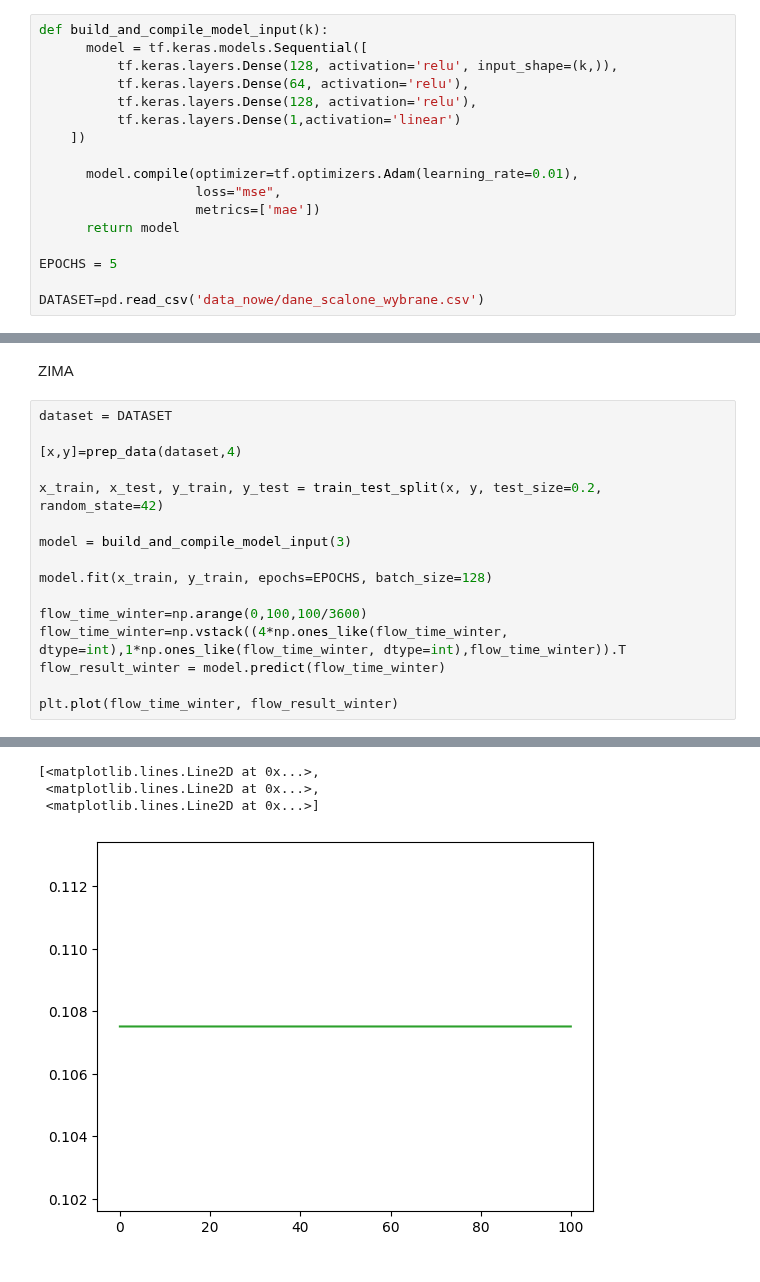
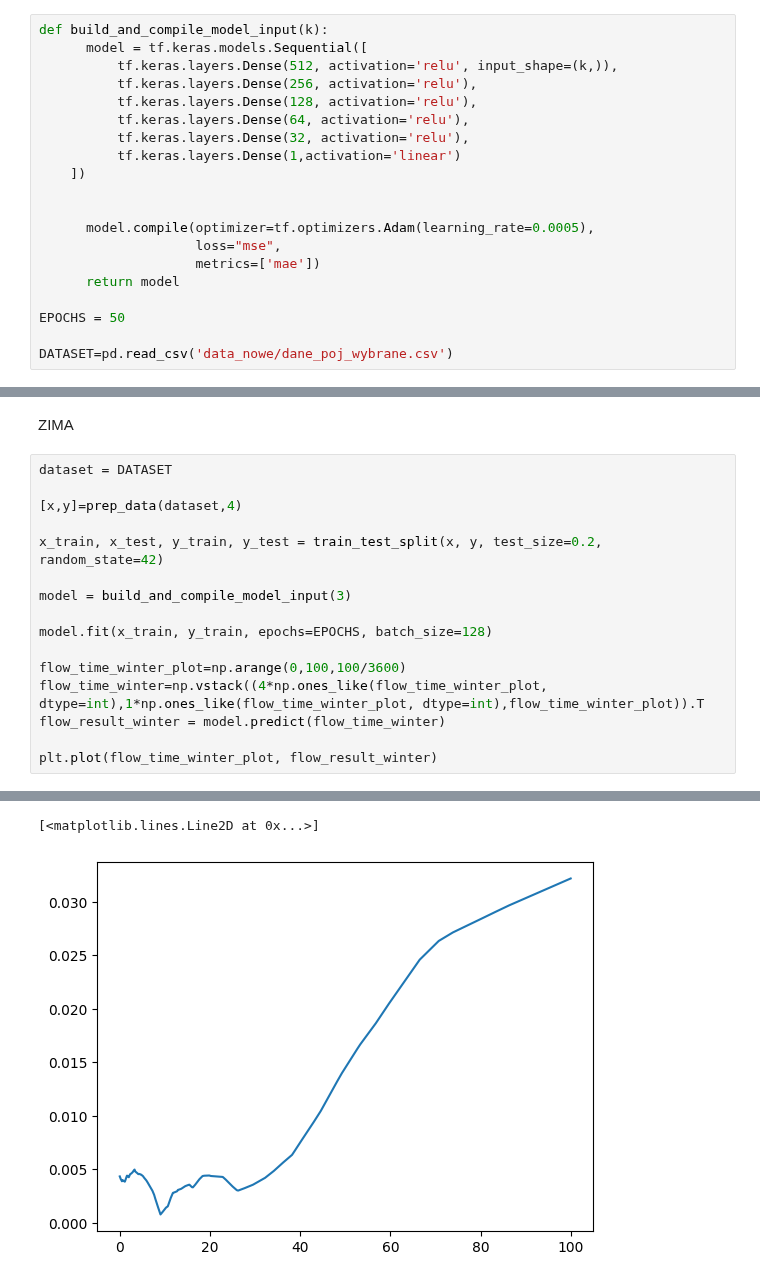
Before and after one commit to KulsonKula/Analiza-i-modelowanie-procesow-zwiazanych-z-systemem-centralnego-ogrzewania, a Jupyter notebook: kod_wybrane.IPYNB, the cells around one changed output, grey strips where cells are left out. Drawn from its saved outputs; the diff is of its cells as text.

```diff
--- a/kod_wybrane.IPYNB
+++ b/kod_wybrane.IPYNB
@@ -22,20 +20,23 @@ Num GPUs Available:  0
 # %%
 def build_and_compile_model_input(k):
       model = tf.keras.models.Sequential([
-          tf.keras.layers.Dense(128, activation='relu', input_shape=(k,)),
+          tf.keras.layers.Dense(512, activation='relu', input_shape=(k,)),
+          tf.keras.layers.Dense(256, activation='relu'),
+          tf.keras.layers.Dense(128, activation='relu'),
           tf.keras.layers.Dense(64, activation='relu'),
-          tf.keras.layers.Dense(128, activation='relu'),
+          tf.keras.layers.Dense(32, activation='relu'),
           tf.keras.layers.Dense(1,activation='linear')
     ])
 
-      model.compile(optimizer=tf.optimizers.Adam(learning_rate=0.01),
+
+      model.compile(optimizer=tf.optimizers.Adam(learning_rate=0.0005),
                     loss="mse",
                     metrics=['mae'])
       return model
 
-EPOCHS = 5
+EPOCHS = 50
 
-DATASET=pd.read_csv('data_nowe/dane_scalone_wybrane.csv')
+DATASET=pd.read_csv('data_nowe/dane_poj_wybrane.csv')
 # %% [markdown]
 MODEL A - DANE BEZ PORY ROKU
 # %%
@@ -530,9 +600,9 @@ model = build_and_compile_model_input(3)
 
 model.fit(x_train, y_train, epochs=EPOCHS, batch_size=128)
 
-flow_time_winter=np.arange(0,100,100/3600)
-flow_time_winter=np.vstack((4*np.ones_like(flow_time_winter, dtype=int),1*np.ones_like(flow_time_winter, dtype=int),flow_time_winter)).T
+flow_time_winter_plot=np.arange(0,100,100/3600)
+flow_time_winter=np.vstack((4*np.ones_like(flow_time_winter_plot, dtype=int),1*np.ones_like(flow_time_winter_plot, dtype=int),flow_time_winter_plot)).T
 flow_result_winter = model.predict(flow_time_winter)
 
-plt.plot(flow_time_winter, flow_result_winter)
+plt.plot(flow_time_winter_plot, flow_result_winter)
 # %% [output]
@@ -550,7 +626,5 @@ Epoch 5/5
-[<matplotlib.lines.Line2D at 0x...>,
- <matplotlib.lines.Line2D at 0x...>,
- <matplotlib.lines.Line2D at 0x...>]
+[<matplotlib.lines.Line2D at 0x...>]
-[figure, old version]
+[figure, new version]
 # %%
 fig, axs = plt.subplots(2, 2, figsize=(8, 6))
 
```
Also changed, not shown: parts of 20 cells of this notebook, 4 other files.
